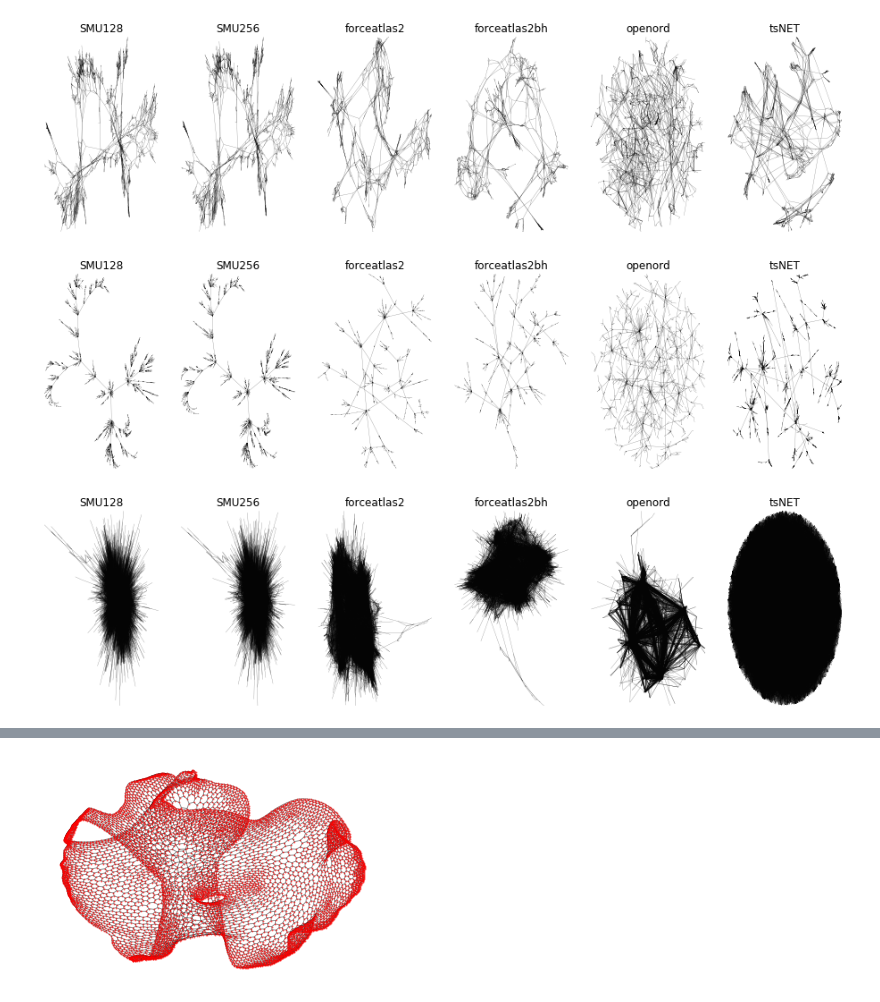
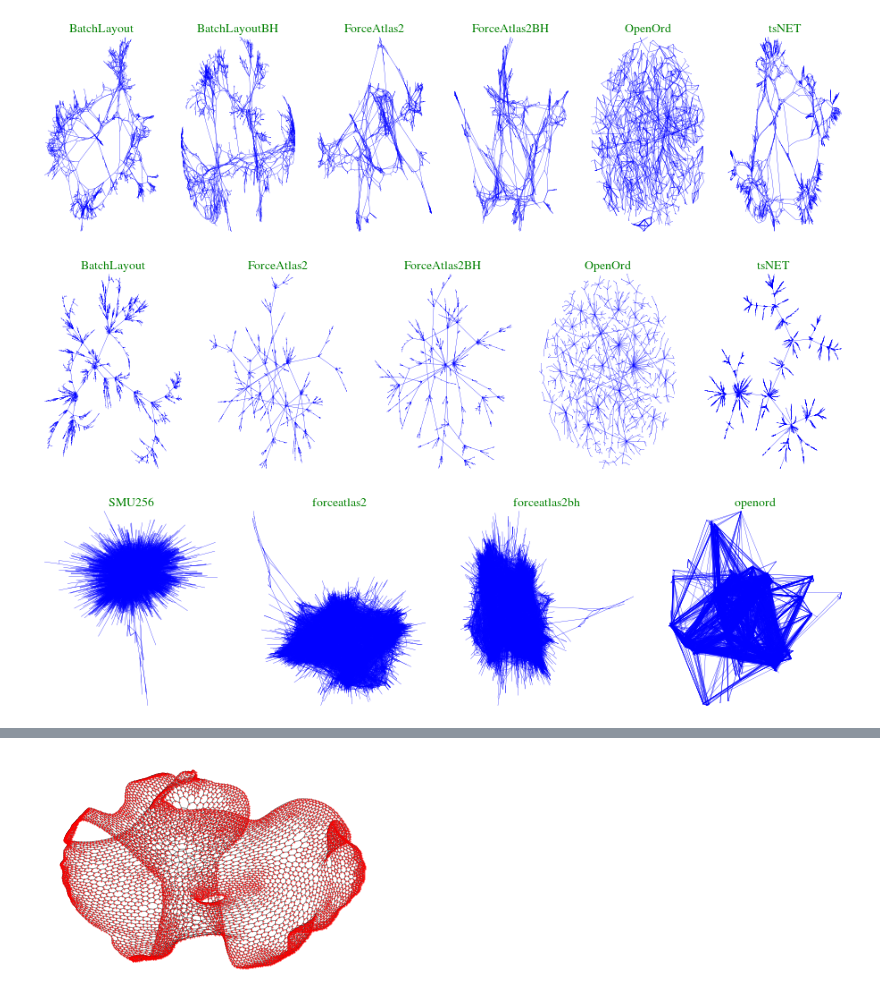
Before and after one commit to khaled-rahman/BatchLayout, a Jupyter notebook: visualize.ipynb, the cells around one changed output, grey strips where cells are left out. Cells and saved outputs as stored; diff of their text form; code cells hidden in the pictures.

```diff
--- a/visualize.ipynb
+++ b/visualize.ipynb
@@ -11,14 +11,17 @@ from scipy.io import mmread, mminfo
 import networkx as nx
 warnings.filterwarnings('ignore')
 # %%
+from matplotlib import rc
+rc('font',**{'family':'serif','serif':['Times']})
+rc('text', usetex=True)
 def drawlinegraphA(graph, X, algo="Algo"):
     gridsize = (1, len(X))
     fig = plt.figure(figsize=(16, 4))
+    hfont = {'fontname':'Times'}
     for i in range(len(X)):
         ax = plt.subplot2grid(gridsize, (0, i))
         plt.axis('off')
-        ax.set_title(algo[i%len(algo)])
-
+        ax.set_title(algo[i], fontsize = 14, color='green', fontweight='bold', **hfont)
         ax.set_xlim(min(X[i][:,0]), max(X[i][:,0]))
         ax.set_ylim(min(X[i][:,1]), max(X[i][:,1]))
         lines = []
@@ -28,7 +31,7 @@ def drawlinegraphA(graph, X, algo="Algo"):
                 lines.append([X[i][j], X[i][k]])
             e += 1
         #print ("Total edges = ", e, " Average Degree:", sum(d for n,d in G.degree()) / float(len(G)))
-        lc = mc.LineCollection(lines, linewidths=.3, colors='#0000007f')
+        lc = mc.LineCollection(lines, linewidths=.3, color="blue")
         ax.add_collection(lc)
         plt.axis('off')
 # %%
@@ -38,9 +41,10 @@ def drawnetworkxgraph(G, layout, ns, alp):
 # %%
 filename = "datasets/input/3elt_dual.mtx"
 #filename = "datasets/input/grid2_dual.mtx"
-#filename = "datasets/input/power.mtx"
-#filename = "datasets/input/sf_ba6000.mtx"
+filename = "datasets/input/power.mtx"
+filename = "datasets/input/sf_ba6000.mtx"
 #filename = "datasets/input/Topics_Graph.mtx"
+filename = "datasets/input/tube2.mtx"
 graph = mmread(filename)
 G = nx.Graph()
 for i in range(mminfo(filename)[0]):
@@ -122,8 +159,9 @@ tsNETsf_ba6000 = readCoordinates("datasets/output/sf_ba6000.tsNET_600.txt")
 # %%
-algo1Topics_Graph = readCoordinates("datasets/output/Topics_Graph.mtxCACHEMINB128PARAOUTRAND600.txt")
-algo2Topics_Graph = readCoordinates("datasets/output/Topics_Graph.mtxCACHEMINB256PARAOUTRAND600.txt")
-openordTopics_Graph = readCoordinates("datasets/output/Topics_Graph.openord_600.gml.txt")
-forceatlas2Topics_Graph = readCoordinates("datasets/output/Topics_Graph.forceatlas2_600.gml.txt")
-forceatlas2bhTopics_Graph = readCoordinates("datasets/output/Topics_Graph.forceatlas2_BH_600.gml.txt")
-tsNETTopics_Graph = readCoordinates("datasets/output/Topics_Graph.tsNET_600.txt")
+algoBHTopics_Graph = readCoordinates("datasets/output/Topics_Graph.mtxCACHEMINB256PARAOUT1500.txt")
+algo2Topics_Graph = readCoordinates("datasets/output/Topics_Graph.mtxCACHEMINB256PARAOUT1500.txt")
+openordTopics_Graph = readCoordinates("datasets/output/Topics_Graph.openord_1500.gml.txt")
+openordGHTopics_Graph = readCoordinatesOO("datasets/output/Topics_Graph.icoord")
+forceatlas2Topics_Graph = readCoordinates("datasets/output/Topics_Graph.forceatlas2_1500.gml.txt")
+forceatlas2bhTopics_Graph = readCoordinates("datasets/output/Topics_Graph.forceatlas2_BH_1500.gml.txt")
+tsNETTopics_Graph = readCoordinates("datasets/output/topicslr900.txt")
 # %%
@@ -134,15 +172,15 @@ drawlinegraphA(graph, [algo13elt_dual,algo23elt_dual,forceatlas23elt_dual, force
 # %%
-drawlinegraphA(graph, [algo1power,algo2power,forceatlas2power, forceatlas2bhpower, openordpower,
-                  tsNETpower], ["SMU128", "SMU256", "forceatlas2", "forceatlas2bh", "openord", "tsNET"])
+drawlinegraphA(graph, [algo2power, algoBHpower,forceatlas2power, forceatlas2bhpower, openordpower,
+                  tsNETpower], ["BatchLayout", "BatchLayoutBH" , "ForceAtlas2", "ForceAtlas2BH", "OpenOrd", "tsNET"])
 # %% [output]
-[figure, old version]
+[figure, new version]
 # %%
-drawlinegraphA(graph, [algo1sf_ba6000,algo2sf_ba6000,forceatlas2sf_ba6000, forceatlas2bhsf_ba6000, openordsf_ba6000,
-                  tsNETsf_ba6000], ["SMU128", "SMU256", "forceatlas2", "forceatlas2bh", "openord", "tsNET"])
+drawlinegraphA(graph, [algo2sf_ba6000, forceatlas2sf_ba6000, forceatlas2bhsf_ba6000, openordsf_ba6000, tsNETsf_ba6000],
+                       ["BatchLayout" , "ForceAtlas2", "ForceAtlas2BH", "OpenOrd", "tsNET"])
 # %% [output]
-[figure, old version]
+[figure, new version]
 # %%
-drawlinegraphA(graph, [algo1Topics_Graph,algo2Topics_Graph,forceatlas2Topics_Graph, forceatlas2bhTopics_Graph,
-                       openordTopics_Graph, tsNETTopics_Graph], ["SMU128", "SMU256", "forceatlas2", "forceatlas2bh", "openord", "tsNET"])
+drawlinegraphA(graph, [algo2Topics_Graph, forceatlas2Topics_Graph, forceatlas2bhTopics_Graph, openordTopics_Graph],
+               ["BatchLayout", "ForceAtlas2", "ForceAtlas2BH", "OpenOrd"])
 # %% [output]
-[figure, old version]
+[figure, new version]
```
Also changed, not shown: parts of 12 cells of this notebook.
